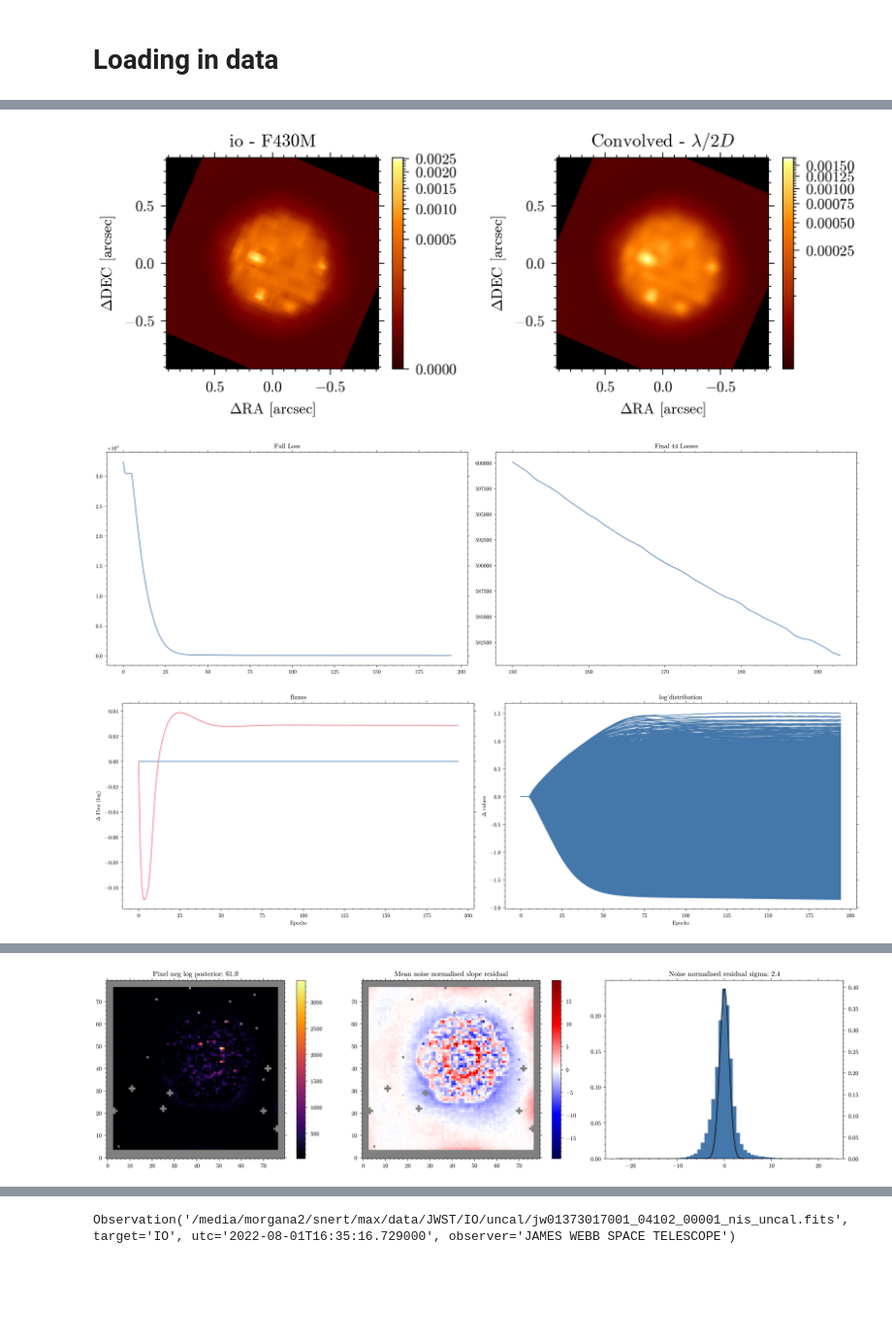
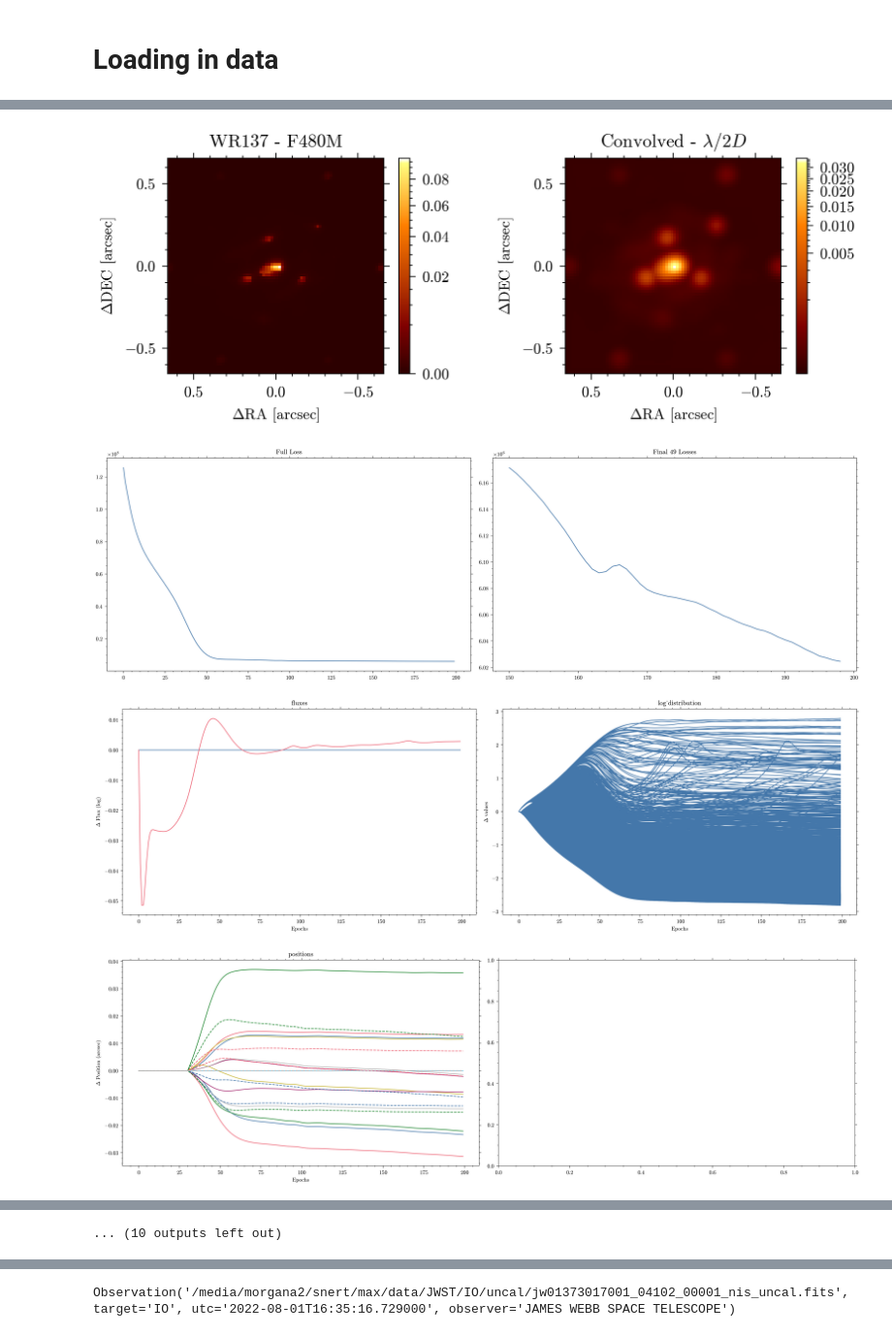
Before and after one commit to maxecharles/dorito_notebooks, a Jupyter notebook: wr137.ipynb, the cells around one changed output, grey strips where cells are left out. Shown at 97% size. Saved outputs shown, nothing was run; the diff lists cells and outputs as text; code cells hidden in the pictures; blank space fills up the shorter version.

```diff
--- a/wr137.ipynb
+++ b/wr137.ipynb
@@ -127,11 +125,10 @@ for file in files:
     # file["BADPIX"].data[36:66, :25] = 1  # BACKGROUND STAR?
     # file["BADPIX"].data[40, 45] = 1  # MIDDLE PIXELS
 
-    # if file[0].header["TARGPROP"] == "NGC1068":
     if not bool(file[0].header["IS_PSF"]):
         sci_files.append(file)
     elif bool(file[0].header["IS_PSF"]):
-        file[0].header["TARGPROP"] = "HD 2236"
+        file[0].header["TARGPROP"] = "HD 228337"
         cal_files.append(file)
     else:
         print(f"Unkown target: {file[0].header['TARGPROP']}")
@@ -380,7 +516,7 @@ def kill_pos_grads(model, grads, args):
     return grads, args
 
 
-eps = 1e2
+eps = 1e1
 
 
 def term_looper(looper, loss_dict):
@@ -397,12 +533,12 @@ def term_looper(looper, loss_dict):
 n_epoch = 200
 
 config = {
-    # "positions": sgd(1e-2, 0),
-    # "positions": sgd(2e-2, 0),
-    # "fluxes": sgd(2e-1, 0),
+    "positions": sgd(5e-4, 30),
+    # "positions": sgd(2e-1, 0),
+    "fluxes": sgd(2e-1, 0),
     # "fluxes": sgd(2e-1, 20),
     # "aberrations": sgd(5e-2, 4),
-    # "log_distribution": adam(7e-2, 0),  # , (10, 0.25), b1=0.7),
+    "log_distribution": adam(5e-2, 0),  # , (10, 0.25), b1=0.7),
     # "log_distribution": adam(5e-2, 5),  # , (10, 0.25), b1=0.7),
     # "positions": sgd(2e-2, 5),
     # "fluxes": sgd(2e-2, 0),
@@ -416,7 +552,7 @@ config = {
 }
 
 reg_dict = {
-    # "L1": 2.0e3,
+    "L1": 1.0e0,
     # "L1": 3.0e-1,
     # "L2": None,
     # "TV": None,
@@ -434,7 +570,7 @@ args = {
         # "L1": dorito.stats.L1_on_wavelets,
         # "L1": L1_on_wavelets,
         # "QV": dorito.stats.TSV,
-        # "ME": dorito.stats.ME,
+        "ME": dorito.stats.ME,
     },
     # "mask": mask,
 }
@@ -448,7 +584,7 @@ trainer = amigo.fitting.Trainer(
 )
 
 trainer = trainer.update_fishers(
-    model.set("ramp.bleed", False),
+    model.set("detector.ramp.bleed", False),
     # model,
     fits,
     args=args,
@@ -466,6 +602,7 @@ trainer = trainer.update_fishers(
 # Train the model
 result = trainer.train(
     model=model,
+    # model=model.set("ramp.bleed", True),
     # model=model.set("ramp.values", np.zeros_like(model.ramp.values)),
     optimisers=config,
     epochs=n_epoch,
@@ -487,5 +689,5 @@ Final Loss: 581,175.02
 # %%
-# np.save(init_state_cache + "F430M.npy", result.model.params)
+# np.save(init_state_cache + "cal.npy", result.model.params)
 
 flag = False
 for exp in fits:
@@ -502,49 +704,50 @@ for exp in fits:
             c0 = dorito.plotting.plot_result(
                 ax[0],
                 dist,
-                roll_angle_degrees=-rolls[exp.filename],
+                # roll_angle_degrees=-rolls[exp.filename],
                 cmap="afmhot_10u",
-                power=0.3,
-                # model=final_model,
+                power=0.5,
                 vmin=0,
-                # show_diff_lim=True,
-                # vmax=io_peak_flux,
             )
 
             c1 = dorito.plotting.plot_result(
                 ax[1],
                 dorito.misc.blur_distribution(dist, result.model, exp, factor=0.5),
                 cmap="afmhot_10u",
                 power=0.3,
                 vmin=None,
-                roll_angle_degrees=-rolls[exp.filename],
+                # roll_angle_degrees=-rolls[exp.filename],
                 # model=hdb_final_model,
             )
             fig.colorbar(c1, ax=ax[1])
 
             fig.colorbar(c0)
-            ax[0].set_title(f"io - {exp.filter}")
+            # pa = model.params["position_angles"][exp.key]
+            ax[0].set_title(f"WR137 - {exp.filter}")
             ax[1].set(title=r"Convolved - $\lambda / 2D$")
 
             plt.tight_layout()
             # plt.savefig(output_path + f"{time}.png", dpi=300)
             # plt.close()
             plt.show()
-        # flag = True
+        flag = True
     except:
         continue
 
 amigo.plotting.plot_losses(result.losses[0], start=int(n_epoch * 0.75))
 amigo.plotting.plot(result.history)
 
 for exp in fits:
     exp.print_summary()
-    amigo.plotting.summarise_fit(
-        result.model,
-        exp,
-        # test_model,
-    )
+    print(model.params["position_angles"][exp.key])
+    if exp.ngroups > 2:
+        amigo.plotting.summarise_fit(
+            result.model,
+            exp,
+            # residuals=True,
+        )
 # %% [output]
-[figure, old version]
+[figure, new version]
-[figure, old version]
+[figure, new version]
-[figure, old version]
+[figure, new version]
+[figure, new version]
@@ -556 +760,0 @@ ngroups 18
-[figure, old version]
@@ -557 +786,2 @@ ngroups 18
+... (10 outputs left out)
 # %%
```
Also changed, not shown: parts of 10 cells of this notebook, 1 other file.
